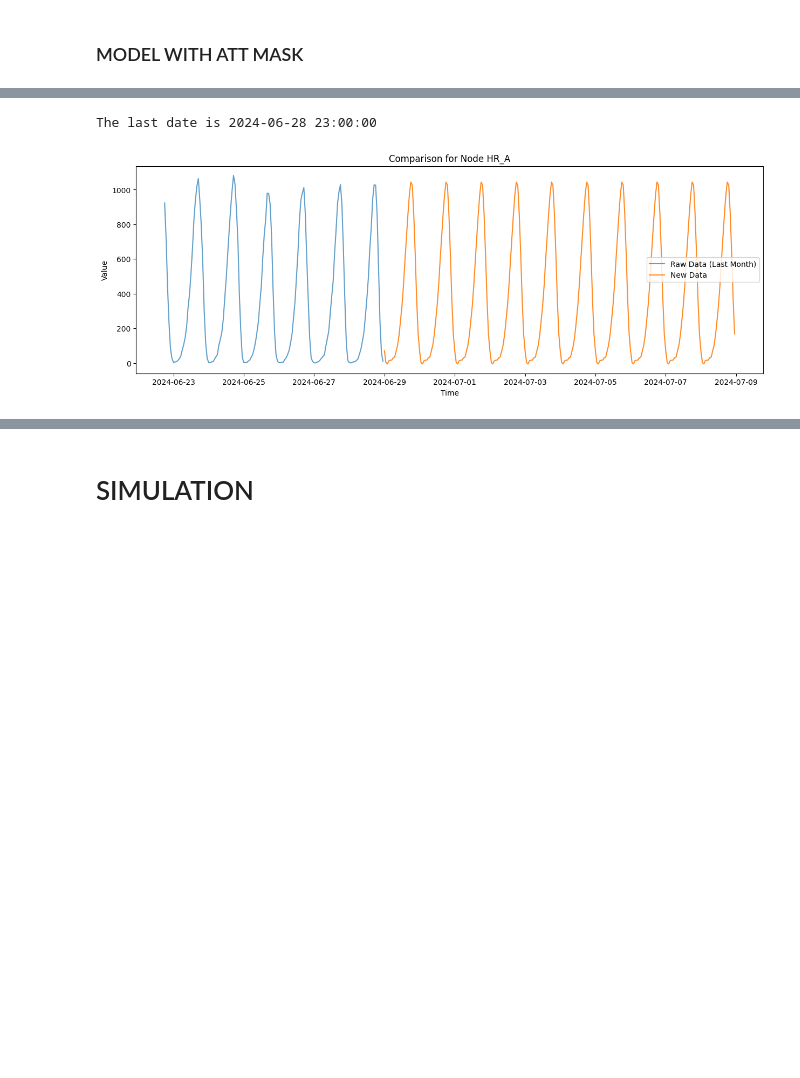
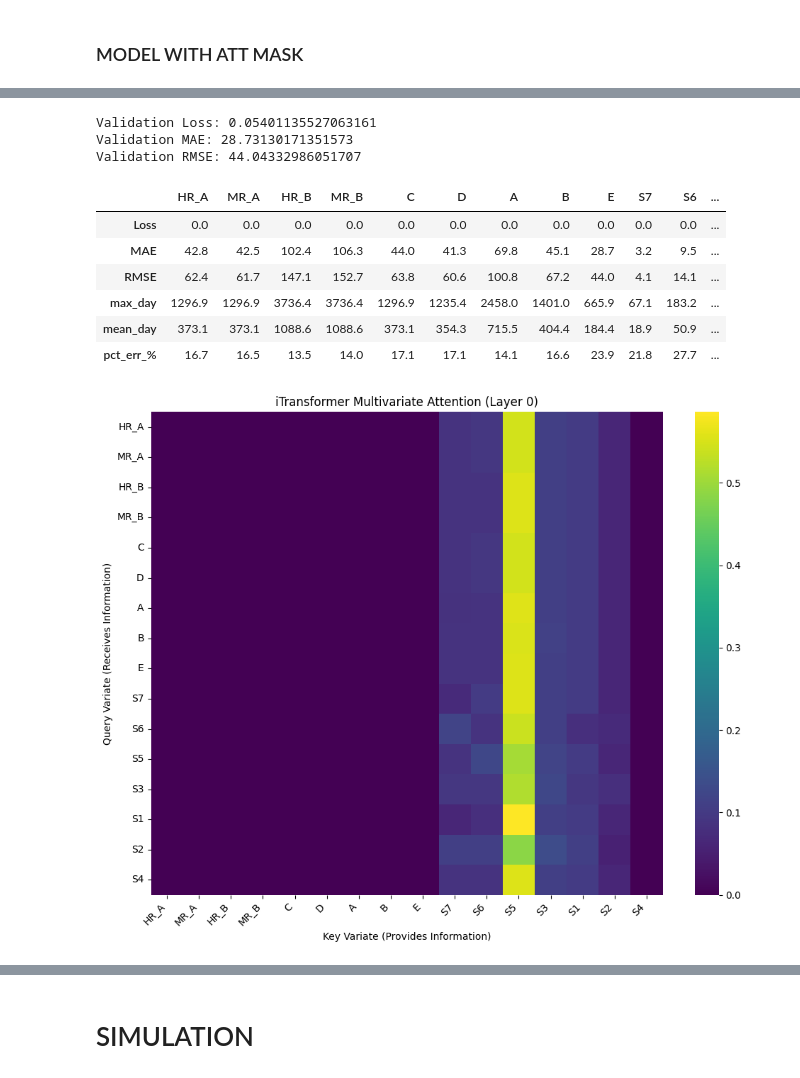
Before and after one commit to vmasuero/AFE, a Jupyter notebook: Modular/Model_Itransformer_v2.1.ipynb, the cells around one changed output, grey strips where cells are left out. Cells and saved outputs as stored; diff of their text form; code cells hidden in the pictures; blank space fills up the shorter version.

```diff
--- a/Modular/Model_Itransformer_v2.1.ipynb
+++ b/Modular/Model_Itransformer_v2.1.ipynb
@@ -284,8 +287,8 @@ NODE_LIST_IDX = {x:i for i,x in enumerate(NODE_LIST)}
 ATT_MASK = generate_node_reconstruction_mask_numpy(G_router, NODE_LIST, k_hops=1)
 
 
-for node_idx in ['HR_A', 'MR_A', 'HR_B', 'MR_B', 'C', 'D', 'A', 'B', 'E']:
-    ATT_MASK[NODE_LIST_IDX[node_idx], NODE_LIST_IDX[node_idx]] = True
+#for node_idx in ['HR_A', 'MR_A', 'HR_B', 'MR_B', 'C', 'D', 'A', 'B', 'E']:
+#    ATT_MASK[NODE_LIST_IDX[node_idx], NODE_LIST_IDX[node_idx]] = True
 
 ATT_MASK_DF = pd.DataFrame(ATT_MASK, columns=NODE_LIST, index=NODE_LIST)*1
 print("Reconstruction Attention Mask:")
@@ -327,13 +330,13 @@ LR = 0.001
 #FREQ_MINUTES = FREQ_H*60
 
 NUM_NODES = len(NODE_LIST)
-HIST_STEPS = int(30*(24/FREQ_H))          # 1 day
-PRED_STEPS = int(1*(24/FREQ_H))          # 1 day
+HIST_STEPS = int(30*(24*60/SAMPLING_MIN))          # 1 day
+PRED_STEPS = int(1*(24*60/SAMPLING_MIN))          # 1 day
 INPUT_DIM = 1
 OUTPUT_DIM = 1
-D_MODEL = 32
+D_MODEL = 256
 
-STEPS_PER_DAY = int(24/FREQ_H)
+STEPS_PER_DAY = int(24*60/SAMPLING_MIN)
 DAYS_PER_WEEK = 7
 MONTHS_PER_YEAR = 12
 
@@ -344,8 +347,7 @@ LAYERS_ENC_DEC = 3
 K_HEADS = 4
 D_HEADS = int(D_MODEL/K_HEADS)
 
-print(f"Frequency: {FREQ_H} hours")
-print(f"Frequency: {FREQ_MINUTES} minutes")
+print(f"Frequency: {SAMPLING_MIN} minutes")
 print(f"Number of nodes: {NUM_NODES}")
 print(f"Number of historical steps: {HIST_STEPS}")
 print(f"Number of prediction steps: {PRED_STEPS}")
@@ -1363,10 +1371,43 @@ print(f"Retrieving model from {OUTPUT_MODEL}")
 state_dict = torch.load(OUTPUT_MODEL)
 MODEL.load_state_dict(state_dict)
 
-validate_model(MODEL, TSS_VAL_DL, SCALER, 'cpu')
-validate_plots(MODEL, TSS_TRAIN_DL, SCALER, 'cpu', num_nodes_to_plot=3)
-plot_prediction(MODEL, DATA_RAW_MODEL, HIST_STEPS, PRED_STEPS, 10, SCALER)
-print()
+#validate_model(MODEL, TSS_VAL_DL, SCALER, 'cpu')
+#validate_plots(MODEL, TSS_TRAIN_DL, SCALER, 'cpu', num_nodes_to_plot=3)
+#plot_prediction(MODEL, DATA_RAW_MODEL, HIST_STEPS, PRED_STEPS, 10, SCALER)
+
+
+criterion = torch.nn.MSELoss()
+
+ERR_TABLE_NODE = []
+for i,node in enumerate(NODE_LIST):
+    val_loss, val_mae, val_rmse = validate_model(MODEL, TSS_VAL_DL, criterion, SCALER_MEAN_T, SCALER_STD_T, 'cpu', channel=i)
+    ERR_TABLE_NODE.append([val_loss, val_mae, val_rmse])
+
+ERR_TABLE_NODE = pd.DataFrame(ERR_TABLE_NODE, columns=['Loss', 'MAE', 'RMSE'], index=NODE_LIST).T
+ERR_TABLE_NODE = pd.concat([
+    ERR_TABLE_NODE,
+    MAX_DAY_NODES,
+    MEAN_DAY_NODES
+    ]).round(2)
+
+ERR_TABLE_NODE = pd.concat([
+    ERR_TABLE_NODE,
+    (ERR_TABLE_NODE.T['RMSE']/ ERR_TABLE_NODE.T['mean_day']).to_frame().rename(columns={0:'pct_err_%'}).T*100
+])
+
+ERR_TABLE_NODE = ERR_TABLE_NODE.round(1)
+
+validate_plots(MODEL, TSS_VAL_DL, SCALER_MEAN_T, SCALER_STD_T, 'cpu', num_nodes_to_plot=3)
+
+axs = []
+for i in range(LAYERS_ENC_DEC):
+    axs.append(analyze_itransformer_attention(MODEL, TSS_VAL_DL, NODE_LIST, layer_index=i, device='cpu')[1])
+
+
+print(f"Validation Loss: {val_loss}")
+print(f"Validation MAE: {val_mae}")
+print(f"Validation RMSE: {val_rmse}")
+ERR_TABLE_NODE
 # %% [output]
 ✔️ Att mask set
 Retrieving model from TRAINED_MODELS/itransformer_model_att_mask_trained.pth
@@ -1379,2 +1432,11 @@ MAPE: 102.96%
-The last date is 2024-06-28 23:00:00
+Validation Loss: 0.05401135527063161
+Validation MAE: 28.73130171351573
+Validation RMSE: 44.04332986051707
+|  | HR_A | MR_A | HR_B | MR_B | C | D | A | B | E | S7 | S6 | ... |
+| Loss | 0.0 | 0.0 | 0.0 | 0.0 | 0.0 | 0.0 | 0.0 | 0.0 | 0.0 | 0.0 | 0.0 | ... |
+| MAE | 42.8 | 42.5 | 102.4 | 106.3 | 44.0 | 41.3 | 69.8 | 45.1 | 28.7 | 3.2 | 9.5 | ... |
+| RMSE | 62.4 | 61.7 | 147.1 | 152.7 | 63.8 | 60.6 | 100.8 | 67.2 | 44.0 | 4.1 | 14.1 | ... |
+| max_day | 1296.9 | 1296.9 | 3736.4 | 3736.4 | 1296.9 | 1235.4 | 2458.0 | 1401.0 | 665.9 | 67.1 | 183.2 | ... |
+| mean_day | 373.1 | 373.1 | 1088.6 | 1088.6 | 373.1 | 354.3 | 715.5 | 404.4 | 184.4 | 18.9 | 50.9 | ... |
+| pct_err_% | 16.7 | 16.5 | 13.5 | 14.0 | 17.1 | 17.1 | 14.1 | 16.6 | 23.9 | 21.8 | 27.7 | ... |
-[figure, old version]
+[figure, new version]
```
Also changed, not shown: parts of 17 cells of this notebook, 12 other files.
